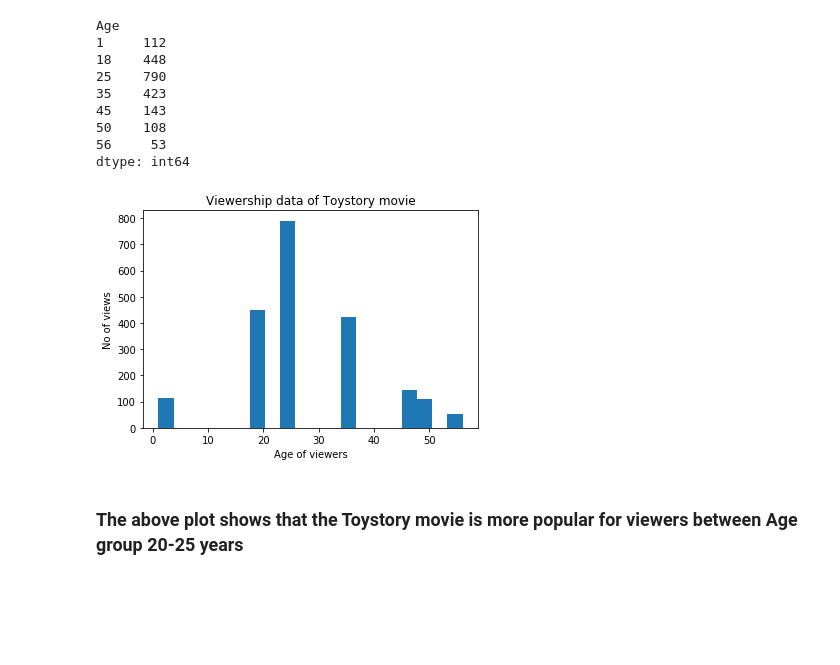
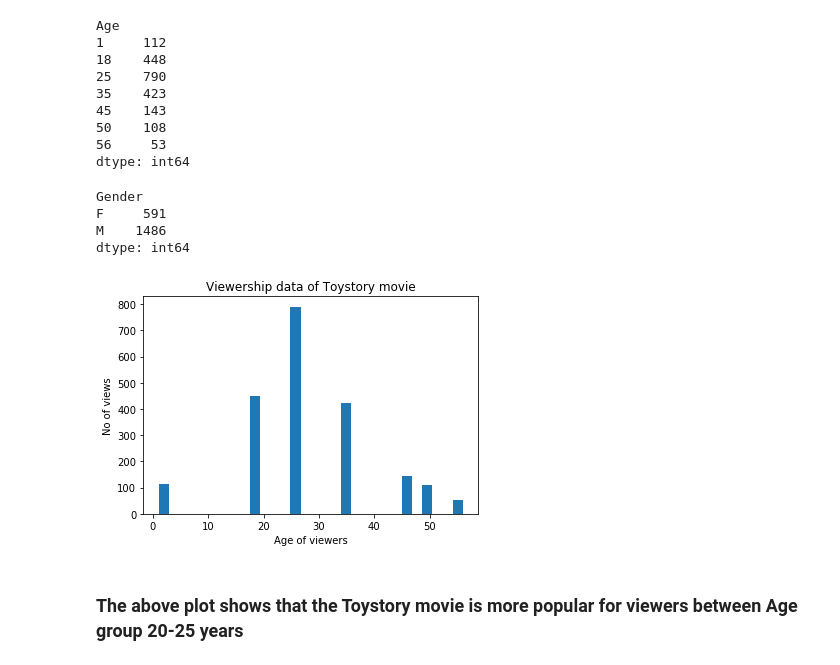
Before and after one commit to sameerq08/MovieLens, a Jupyter notebook: MovieLens Project For Submission.ipynb, the cells around one changed output. Cells and saved outputs as stored; diff of their text form; code cells hidden in the pictures; blank space fills up the shorter version.

```diff
--- a/MovieLens Project For Submission.ipynb
+++ b/MovieLens Project For Submission.ipynb
@@ -288,7 +328,7 @@ plt.show()
 # %% [markdown]
 ### Viewership by Age for Toystory
 # %%
-viewership = pd.merge(ratings_data, users_data, how='left', left_on=['UserID'], right_on=['UserID'])
+viewership = pd.merge(df_ratings, df_users, how='left', left_on=['UserID'], right_on=['UserID'])
 # %%
 viewership.shape
 # %% [output]
@@ -333,13 +373,20 @@ Age
 50    108
 56     53
 dtype: int64
+# %%
+viewership_of_toystory.groupby('Gender').size()
+# %% [output]
+Gender
+F     591
+M    1486
+dtype: int64
 # %%
-plt.hist(x=viewership_of_toystory['Age'], data=viewership_of_toystory, bins=20)
+plt.hist(x=viewership_of_toystory.Age, bins=30)
 plt.xlabel("Age of viewers")
 plt.ylabel("No of views")
 plt.title("Viewership data of Toystory movie")
 plt.show()
 # %% [output]
-[figure, old version]
+[figure, new version]
 # %% [markdown]
 ### The above plot shows that the Toystory movie is more popular for viewers between Age group 20-25 years
```
Also changed, not shown: parts of 45 cells of this notebook.
